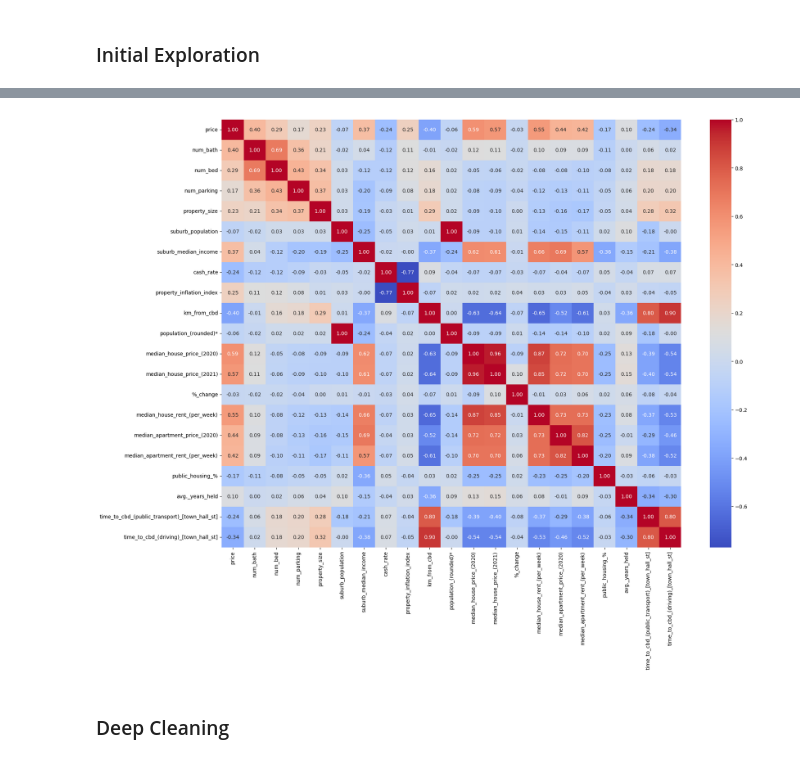
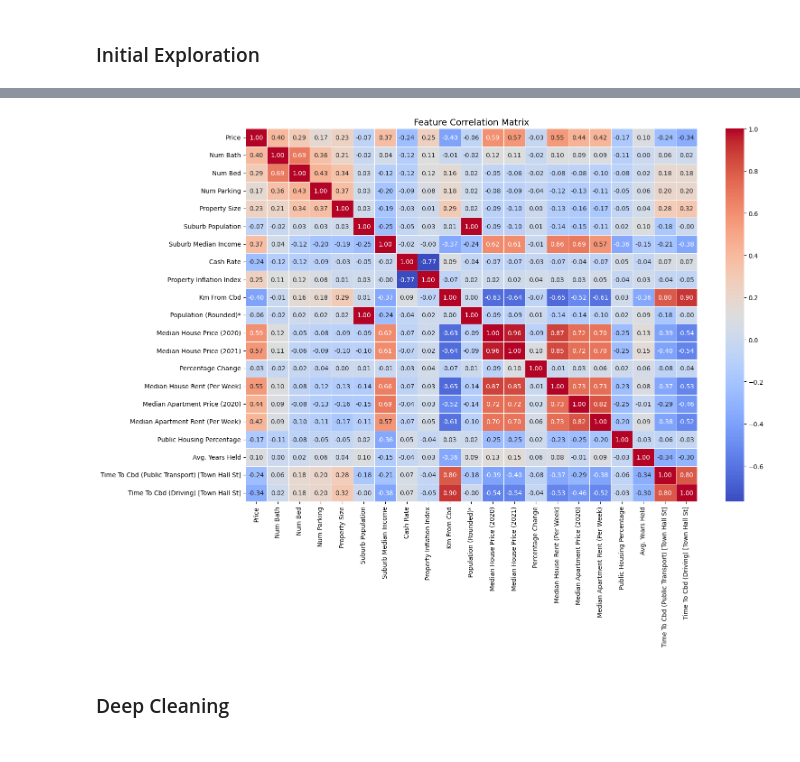
Before and after one commit to atharvakatkar/Sydney-House-Price-Predictor, a Jupyter notebook: notebooks/house_price_predictions.ipynb, the cells around one changed output, grey strips where cells are left out. Drawn from its saved outputs; the diff is of its cells as text; code cells hidden in the pictures.

Commit message:
feat: complete notebook cleanup, Title Case columns, fixed interactions, added SHAP and residuals

```diff
--- a/notebooks/house_price_predictions.ipynb
+++ b/notebooks/house_price_predictions.ipynb
@@ -440,0 +343,10 @@ dtype: int64
+# %%
+# REMOVE OUTLIERS
+domain = domain[
+    (domain['Num Bath'] <= 10) &
+    (domain['Num Bed'] <= 10) &
+    (domain['Num Parking'] <= 10) &
+    (domain['Property Size'] <= 5000)
+]
+
+print("Dataset shape after outlier removal:", domain.shape)
@@ -440,0 +355,11 @@ dtype: int64
+# %%
+# DROP IRRELEVANT COLUMNS
+drop_cols = [
+    "Suburb Sqkm",
+    "Suburb Lat",
+    "Suburb Lng",
+    "Suburb Elevation"
+]
+
+domain.drop(columns=drop_cols, inplace=True, errors="ignore")
+print("Remaining columns:", domain.columns.tolist())
@@ -442,7 +456,8 @@ dtype: int64
 ### Merging Datasets
 # %%
 # MERGING DATASETS
-merged = domain.merge(suburb, on="suburb", how="left")
-print(merged.isnull().sum())
-merged.to_csv("data/merged_dataset.csv") # saved merged dataset in /data folder
+merged = domain.merge(suburb, on="Suburb", how="left")
+
+print("Merged dataset shape:", merged.shape)
+print("Null counts after merge:", merged.isnull().sum().sort_values(ascending=False))
 # %% [output]
@@ -537,10 +554,18 @@ array([[<Axes: title={'center': 'price'}>,
 # %%
-# CHECKING CORRELATION
-plt.figure(figsize=(20,15))
-sns.heatmap(merged.corr(numeric_only=True), annot=True, cmap="coolwarm", fmt=".2f")
+# CORRELATION HEATMAP
+plt.figure(figsize=(16, 12))
+sns.heatmap(
+    merged.corr(numeric_only=True),
+    annot=True,
+    cmap="coolwarm",
+    fmt=".2f",
+    linewidths=0.5
+)
+plt.title("Feature Correlation Matrix", fontsize=14)
+plt.tight_layout()
 plt.show()
 # %% [output]
-[figure, old version]
+[figure, new version]
 # %% [markdown]
 ### Deep Cleaning
 # %%
```
Also changed, not shown: parts of 92 cells of this notebook, 1 other file.
